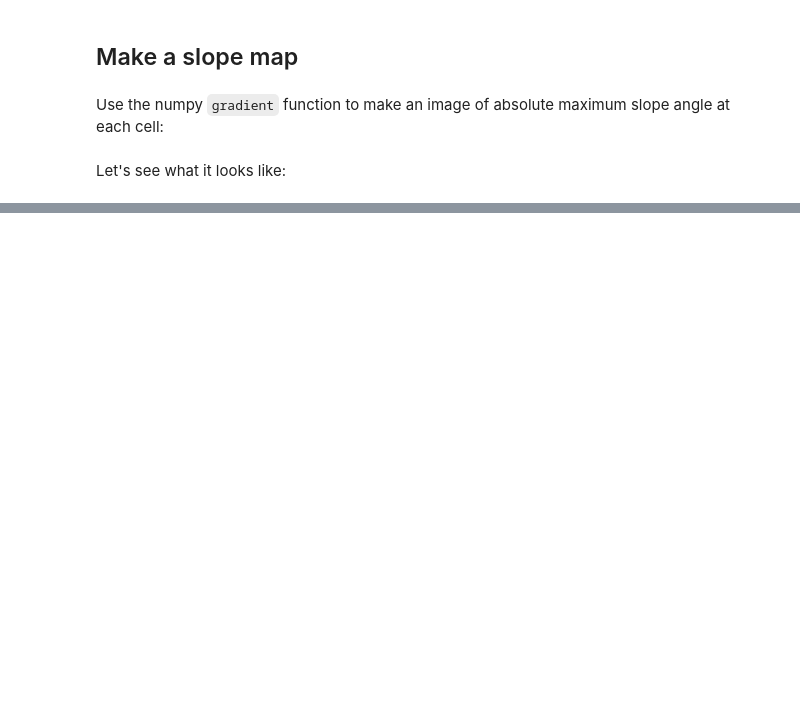
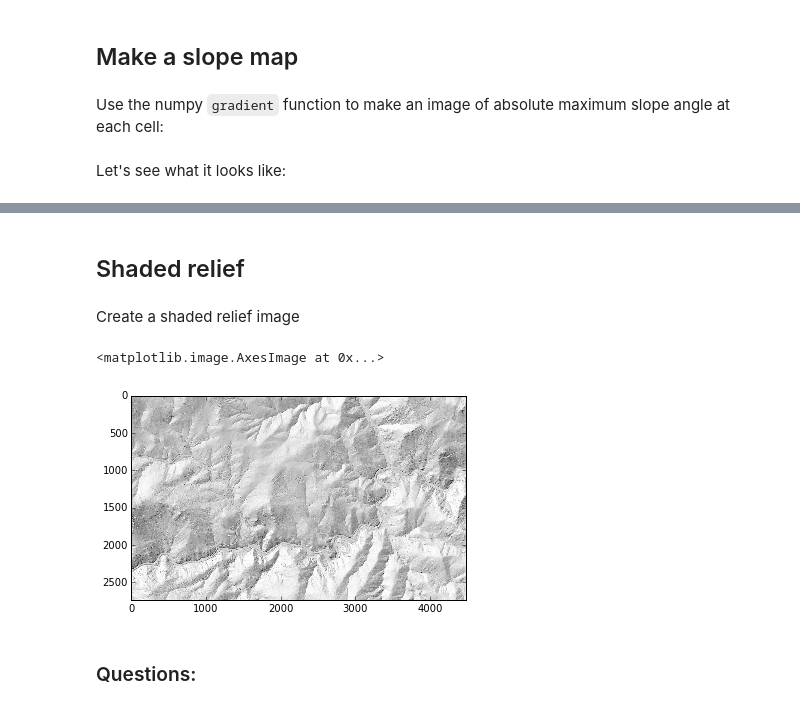
Before and after one commit to gregtucker/dem_analysis_with_gdal, a Jupyter notebook: dem_processing_with_gdal_python.ipynb, the cells around one changed output, grey strips where cells are left out. Saved outputs shown, nothing was run; the diff lists cells and outputs as text; code cells hidden in the pictures; blank space fills up the shorter version.

```diff
--- a/dem_processing_with_gdal_python.ipynb
+++ b/dem_processing_with_gdal_python.ipynb
@@ -65,0 +119,29 @@ plt.imshow(sb, vmin=0.0, vmax=1.0)
+# %% [markdown]
+## Shaded relief
+# %% [markdown]
+Create a shaded relief image
+# %%
+def hillshade(z, azimuth=315.0, angle_altitude=45.0):
+    """Generate a hillshade image from DEM.
+
+    Notes: adapted from example on GeoExamples blog,
+    published March 24, 2014, by Roger Veciana i Rovira.
+    """
+    x, y = np.gradient(z)
+    slope = np.pi/2. - np.arctan(np.sqrt(x*x + y*y))
+    aspect = np.arctan2(-x, y)
+    azimuthrad = azimuth*np.pi / 180.
+    altituderad = angle_altitude*np.pi / 180.
+
+    shaded = np.sin(altituderad) * np.sin(slope)\
+     + np.cos(altituderad) * np.cos(slope)\
+     * np.cos(azimuthrad - aspect)
+    return 255*(shaded + 1)/2
+# %%
+hb = hillshade(zb)
+plt.imshow(hb, cmap='gray')
+# %% [output]
+<matplotlib.image.AxesImage at 0x...>
+[figure, added]
+# %% [markdown]
+### Questions:
```
Also changed, not shown: parts of 19 cells of this notebook.
